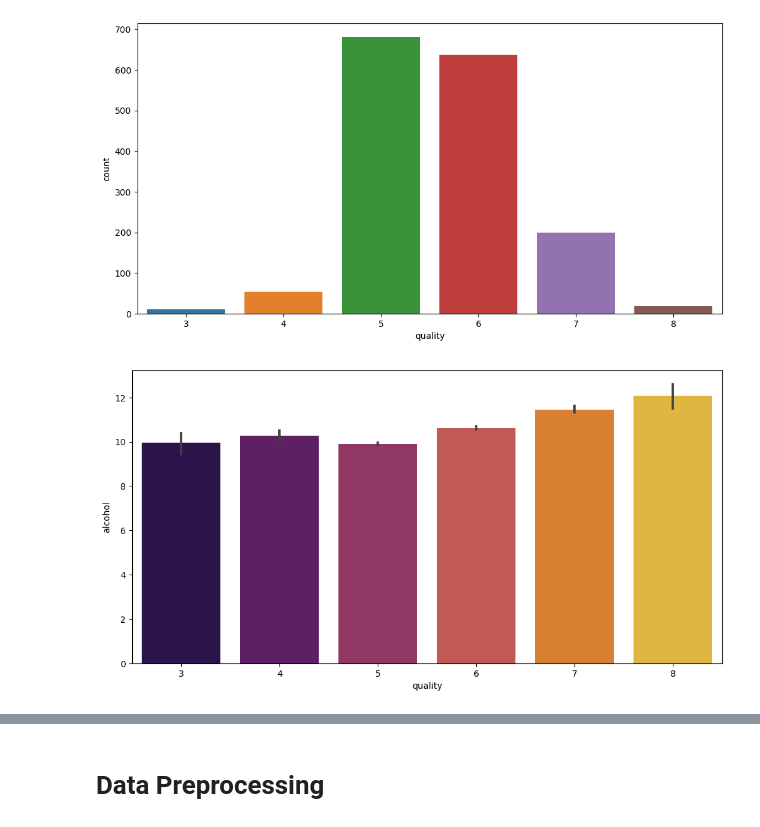
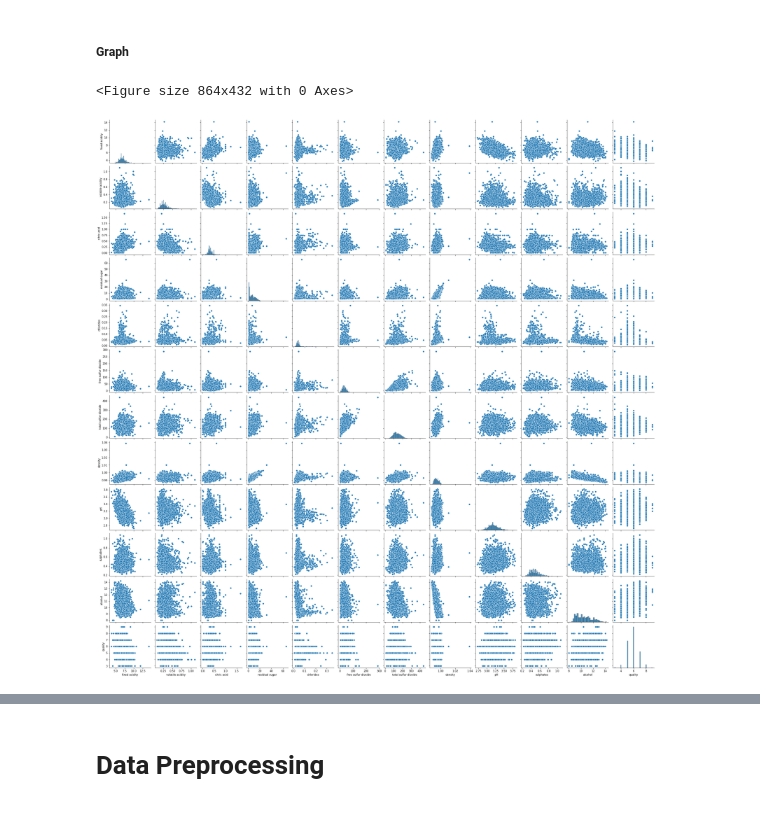
Before and after one commit to mmisobuj/Data-Science-with-Python, a Jupyter notebook: 09.Assignment/WineQuantity/Predict-the-quality-of-the-wine.ipynb, the cells around one changed output, grey strips where cells are left out. Drawn from its saved outputs; the diff is of its cells as text; code cells hidden in the pictures.

Commit message:
wine quality assignment

```diff
--- a/09.Assignment/WineQuantity/Predict-the-quality-of-the-wine.ipynb
+++ b/09.Assignment/WineQuantity/Predict-the-quality-of-the-wine.ipynb
@@ -25,0 +12,5 @@ import os
+# %%
+## X is last digit of my roll number of ASDS 8th Batch, Section B
+X=67
+mod=X%2
+# mod value is 1 and my selected data set is Wine Quality Data Set:
@@ -26,7 +20,6 @@ import os
 # %%
 
-df=pd.read_csv("winequality-red.csv",delimiter=";")
-
-df.head()
+df=pd.read_csv("winequality-white.csv",delimiter=";")
+df
 # %% [output]
 |  | fixed acidity | volatile acidity | citric acid | residual sugar | chlorides | free sulfur dioxide | ... |
@@ -41,0 +40,14 @@ df.shape
+# %%
+datarowsSeries = [pd.Series([7.8,.88,0.00,1.9,0.09,25.0,67.0,.991,3.22,0.68,9.8,5], index=df.columns ),
+pd.Series([7.2,.83,0.01,2.2,0.19,15.0,60.0,.996,3.52,0.55,9.6,6], index=df.columns ),
+pd.Series([7.9,.89,0.01,1.7,0.08,22.0,57.0,.997,3.26,0.64,9.8,2], index=df.columns ),
+pd.Series([7.7,.86,0.02,2.3,0.07,11.0,38.0,.994,3.12,0.08,9.4,3], index=df.columns ) ]
+
+nds=pd.DataFrame(datarowsSeries)
+
+# Add my roll number each data as per your requirement
+for item in nds:
+   nds[item]=nds[item]+X
+
+# Append the data set to main data set
+df_white=df.append(nds,ignore_index=True)
@@ -42,12 +70,10 @@ df.shape
+# %% [markdown]
+##### Graph
 # %%
 plt.figure(figsize = (12,6))
-sns.countplot(df['quality'])
+sns.set_style('whitegrid')
+sns.pairplot(df)
 plt.show()
 # %% [output]
+<Figure size 864x432 with 0 Axes>
-[figure, old version]
+[figure, new version]
-# %%
-plt.figure(figsize = (12,6))
-sns.barplot(x='quality', y = 'alcohol', data = df, palette = 'inferno')
-plt.show()
-# %% [output]
-[figure, removed]
```
Also changed, not shown: parts of 18 cells of this notebook, 4 other files.
